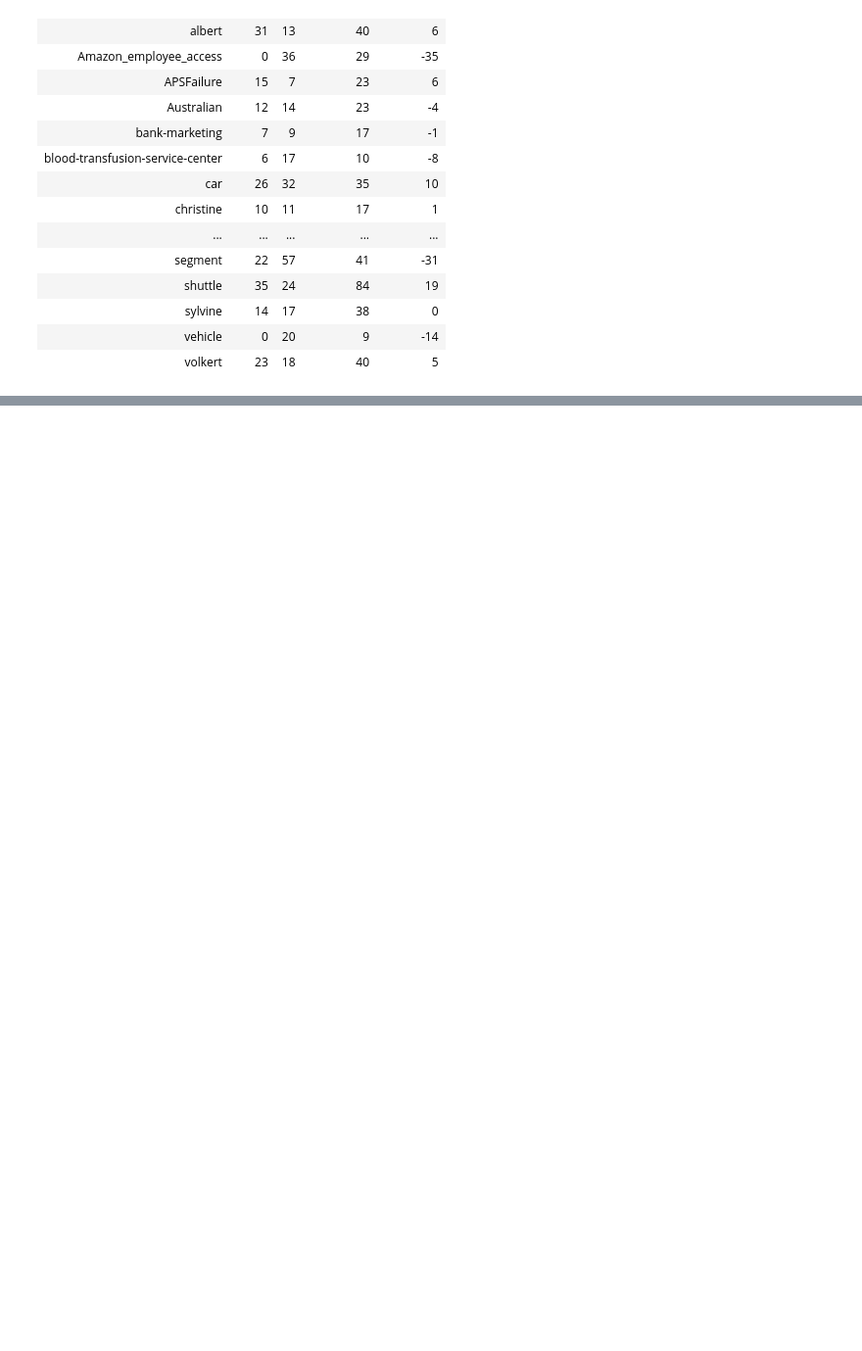
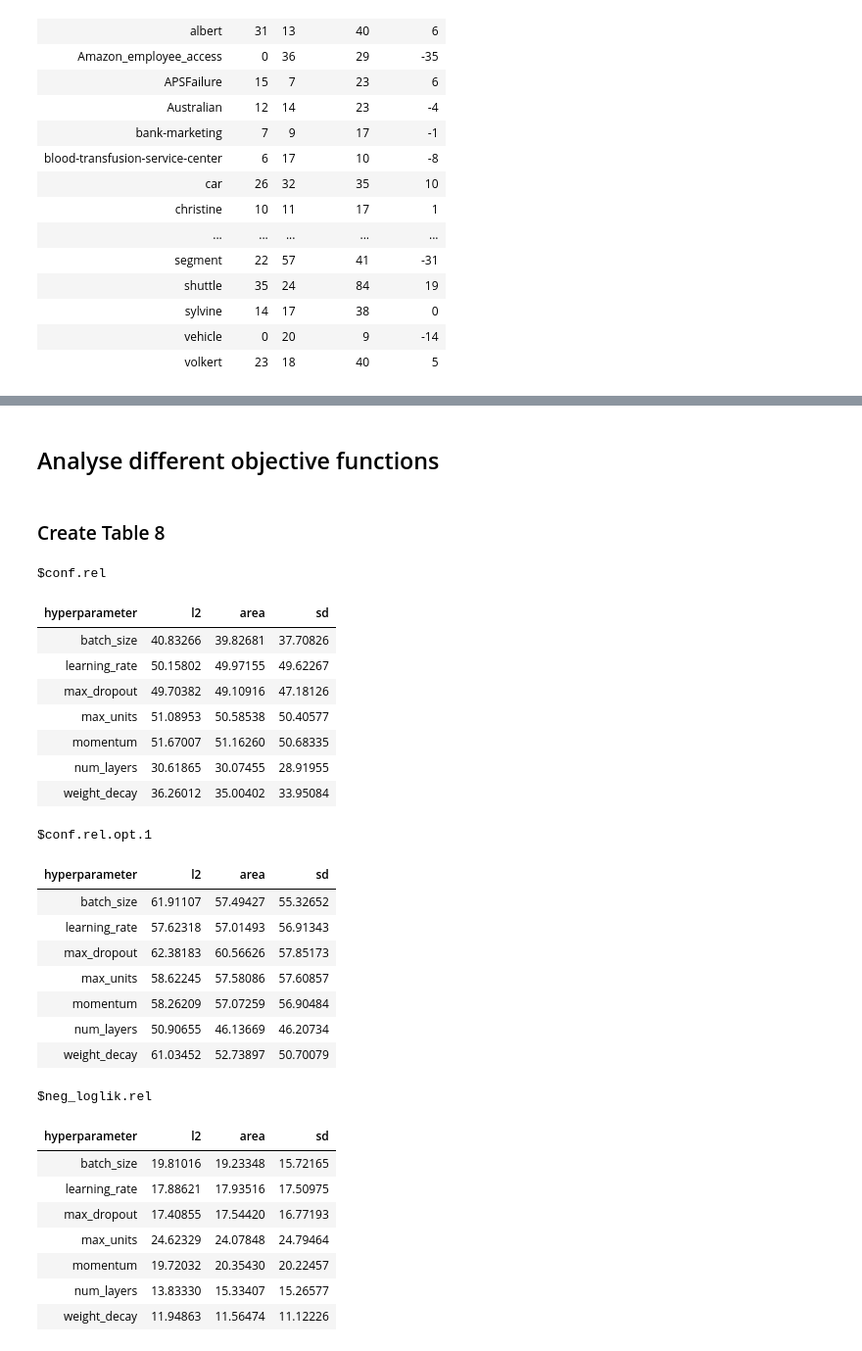
Before and after one commit to slds-lmu/paper_2021_xautoml, a Jupyter notebook: analysis/analysis_appendix_B.3.2.ipynb, the cells around one changed output, grey strips where cells are left out. Shown at 98% size. Drawn from its saved outputs; the diff is of its cells as text; code cells hidden in the pictures; blank space fills up the shorter version.

```diff
--- a/analysis/analysis_appendix_B.3.2.ipynb
+++ b/analysis/analysis_appendix_B.3.2.ipynb
@@ -118,6 +129,52 @@ df.feat
 | momentum | 8 | NA | 7 | 3 |
 | num_layers | 3 | 14 | 9 | 11 |
 | weight_decay | 4 | 15 | 1 | 13 |
+# %% [markdown]
+## Analyse different objective functions
 # %%
-data_combined = do.call("rbind", data.list)
-data_combined = data_combined[data_combined$objective %in% c("SS_L2", "SS_area", "SS_sd"),]
+# Create one data frame with objectives to be compared
+data.combined = do.call("rbind", data.list)
+data.combined = data.combined[data.combined$objective %in% c("SS_L2", "SS_area", "SS_sd"),]
+# %% [markdown]
+### Create Table 8
+# %%
+targets = c("conf.rel", "conf.rel.opt.1", "neg_loglik.rel")
+tab.obj = lapply(targets, function(target){
+            tab.l2 = create_table_features(data.list = data.list, objective = "SS_L2", target = target, depth = 7)[,1:2]
+            tab.ar = create_table_features(data.list = data.list, objective = "SS_area", target = target, depth = 7)[,1:2]
+            tab.sd = create_table_features(data.list = data.list, objective = "SS_sd", target = target, depth = 7)[,1:2]
+            tab = left_join(left_join(tab.l2, tab.ar, by = "feature"), tab.sd, by = "feature")
+            tab[,2:4] = tab[,2:4]*100
+            names(tab) = c("hyperparameter", "l2", "area", "sd")
+            tab
+        })
+names(tab.obj) = targets
+tab.obj
+# %% [output]
+$conf.rel
+| hyperparameter | l2 | area | sd |
+| batch_size | 40.83266 | 39.82681 | 37.70826 |
+| learning_rate | 50.15802 | 49.97155 | 49.62267 |
+| max_dropout | 49.70382 | 49.10916 | 47.18126 |
+| max_units | 51.08953 | 50.58538 | 50.40577 |
+| momentum | 51.67007 | 51.16260 | 50.68335 |
+| num_layers | 30.61865 | 30.07455 | 28.91955 |
+| weight_decay | 36.26012 | 35.00402 | 33.95084 |
+$conf.rel.opt.1
+| hyperparameter | l2 | area | sd |
+| batch_size | 61.91107 | 57.49427 | 55.32652 |
+| learning_rate | 57.62318 | 57.01493 | 56.91343 |
+| max_dropout | 62.38183 | 60.56626 | 57.85173 |
+| max_units | 58.62245 | 57.58086 | 57.60857 |
+| momentum | 58.26209 | 57.07259 | 56.90484 |
+| num_layers | 50.90655 | 46.13669 | 46.20734 |
+| weight_decay | 61.03452 | 52.73897 | 50.70079 |
+$neg_loglik.rel
+| hyperparameter | l2 | area | sd |
+| batch_size | 19.81016 | 19.23348 | 15.72165 |
+| learning_rate | 17.88621 | 17.93516 | 17.50975 |
+| max_dropout | 17.40855 | 17.54420 | 16.77193 |
+| max_units | 24.62329 | 24.07848 | 24.79464 |
+| momentum | 19.72032 | 20.35430 | 20.22457 |
+| num_layers | 13.83330 | 15.33407 | 15.26577 |
+| weight_decay | 11.94863 | 11.56474 | 11.12226 |
```
Also changed, not shown: parts of 9 cells of this notebook, 2 other files.
